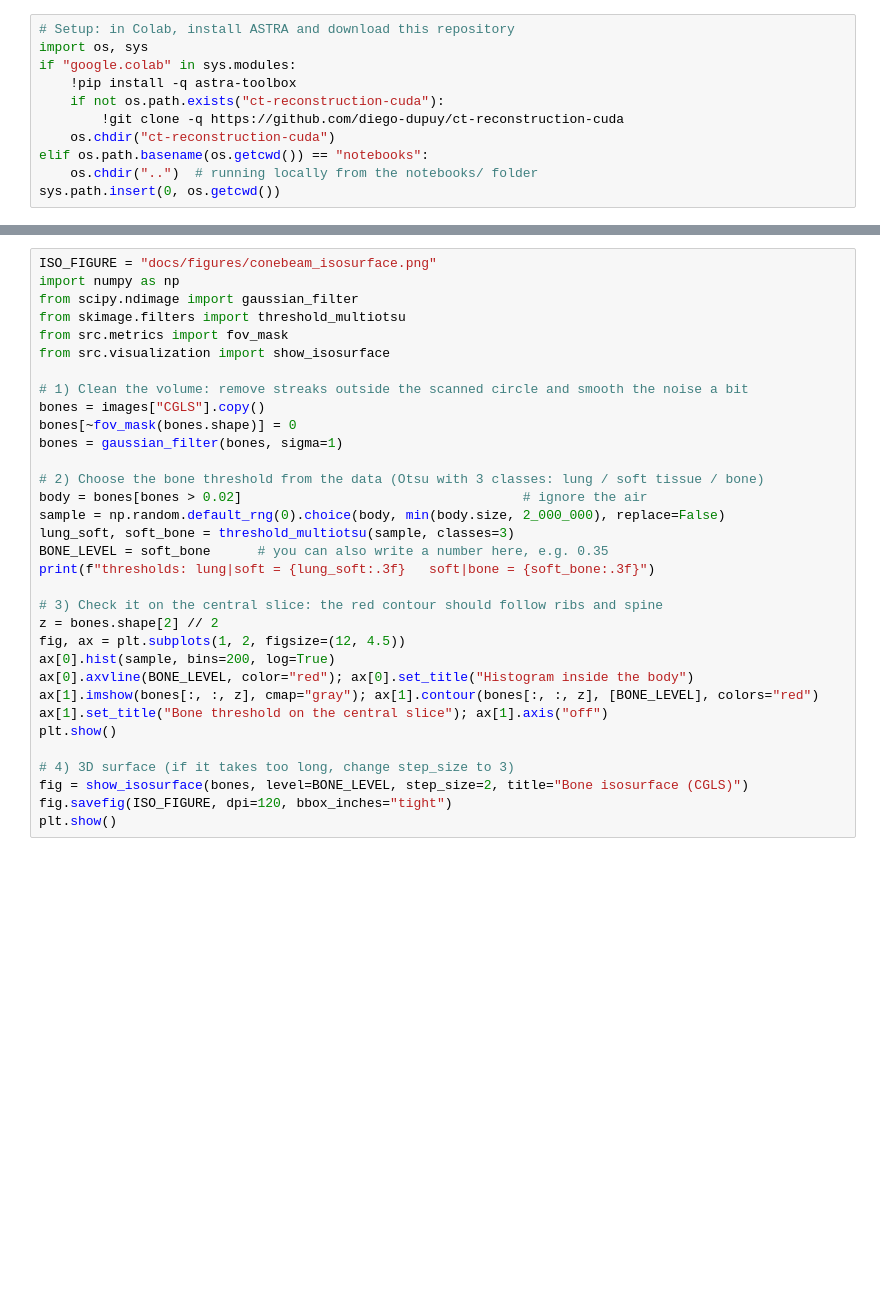
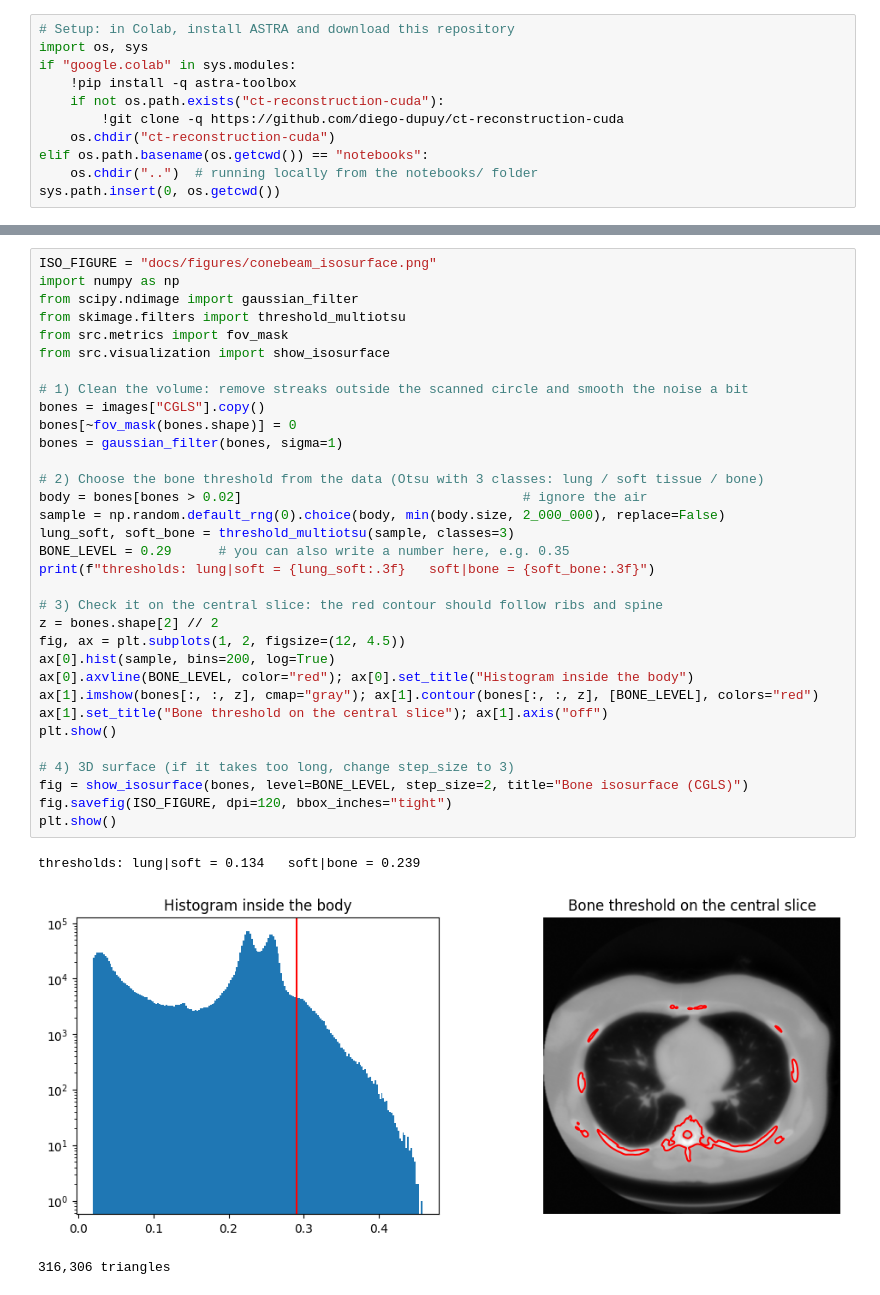
Before and after one commit to diego-dupuy/ct-reconstruction-cuda, a Jupyter notebook: notebooks/03_3d_conebeam.ipynb, the cells around one changed output, grey strips where cells are left out. Drawn from its saved outputs; the diff is of its cells as text; blank space fills up the shorter version.

```diff
--- a/notebooks/03_3d_conebeam.ipynb
+++ b/notebooks/03_3d_conebeam.ipynb
@@ -56,31 +71,35 @@ ISO_FIGURE = "docs/figures/conebeam_isosurface.png"
 import numpy as np
 from scipy.ndimage import gaussian_filter
 from skimage.filters import threshold_multiotsu
 from src.metrics import fov_mask
 from src.visualization import show_isosurface
 
 # 1) Clean the volume: remove streaks outside the scanned circle and smooth the noise a bit
 bones = images["CGLS"].copy()
 bones[~fov_mask(bones.shape)] = 0
 bones = gaussian_filter(bones, sigma=1)
 
 # 2) Choose the bone threshold from the data (Otsu with 3 classes: lung / soft tissue / bone)
 body = bones[bones > 0.02]                                    # ignore the air
 sample = np.random.default_rng(0).choice(body, min(body.size, 2_000_000), replace=False)
 lung_soft, soft_bone = threshold_multiotsu(sample, classes=3)
-BONE_LEVEL = soft_bone      # you can also write a number here, e.g. 0.35
+BONE_LEVEL = 0.29      # you can also write a number here, e.g. 0.35
 print(f"thresholds: lung|soft = {lung_soft:.3f}   soft|bone = {soft_bone:.3f}")
 
 # 3) Check it on the central slice: the red contour should follow ribs and spine
 z = bones.shape[2] // 2
 fig, ax = plt.subplots(1, 2, figsize=(12, 4.5))
 ax[0].hist(sample, bins=200, log=True)
 ax[0].axvline(BONE_LEVEL, color="red"); ax[0].set_title("Histogram inside the body")
 ax[1].imshow(bones[:, :, z], cmap="gray"); ax[1].contour(bones[:, :, z], [BONE_LEVEL], colors="red")
 ax[1].set_title("Bone threshold on the central slice"); ax[1].axis("off")
 plt.show()
 
 # 4) 3D surface (if it takes too long, change step_size to 3)
 fig = show_isosurface(bones, level=BONE_LEVEL, step_size=2, title="Bone isosurface (CGLS)")
 fig.savefig(ISO_FIGURE, dpi=120, bbox_inches="tight")
 plt.show()
+# %% [output]
+thresholds: lung|soft = 0.134   soft|bone = 0.239
+[figure, added]
+316,306 triangles
```
Also changed, not shown: parts of 5 cells of this notebook.
